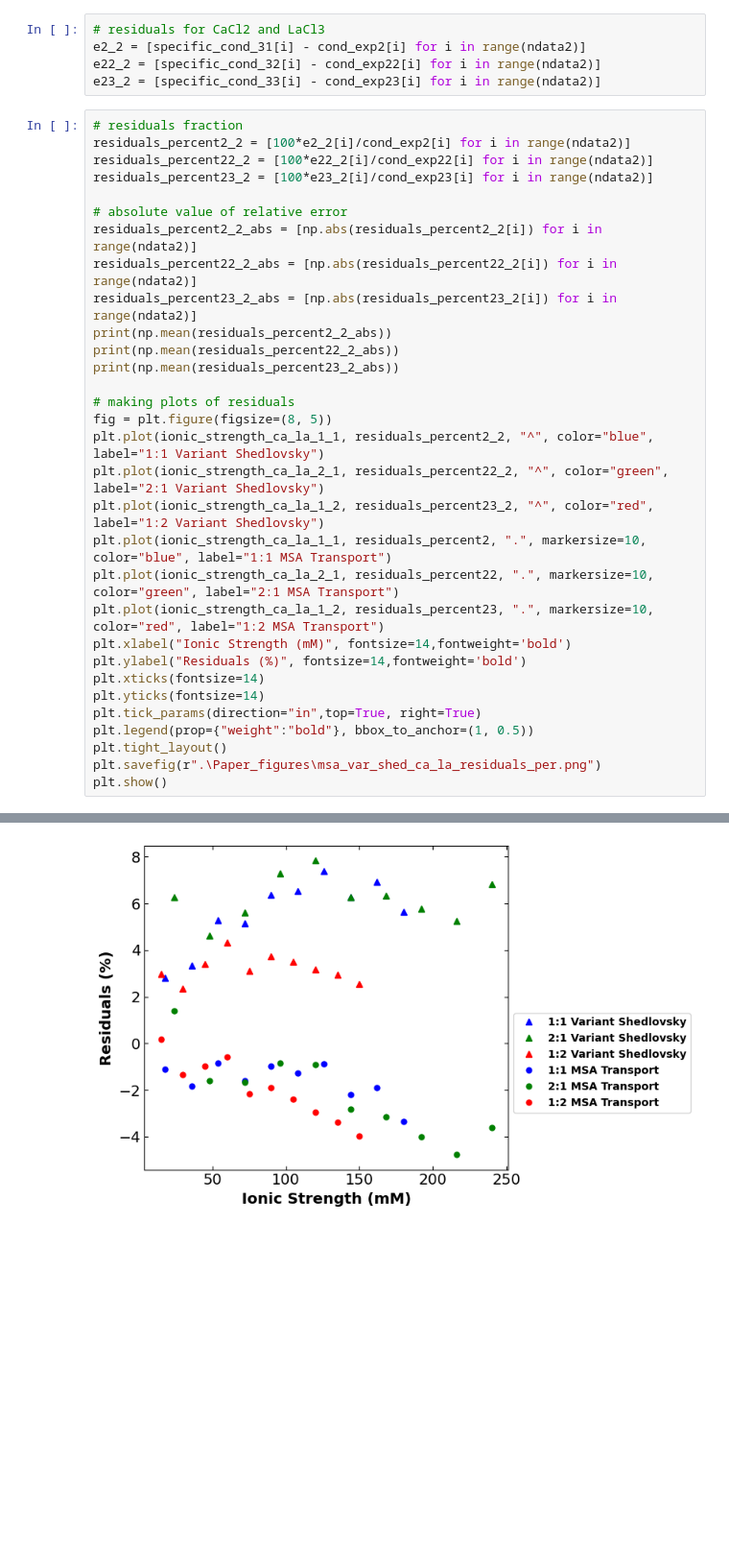
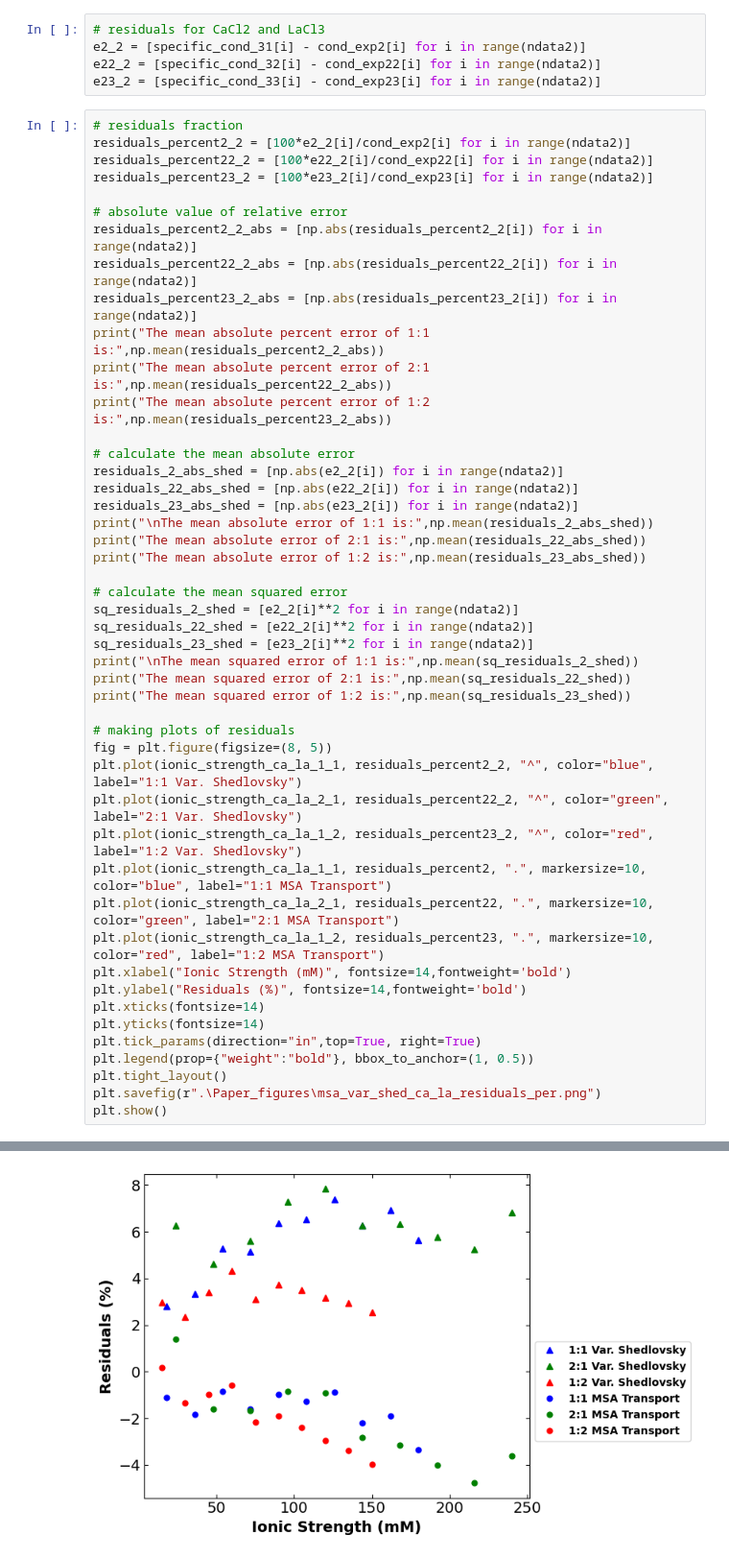
Before and after one commit to dowlinglab/salts-conductivity-modelling, a Jupyter notebook: Multicomponents-conductivity-paper.ipynb, the cells around one changed output, grey strips where cells are left out. Shown at 96% size. Saved outputs shown, nothing was run; the diff lists cells and outputs as text; blank space fills up the shorter version.

```diff
--- a/Multicomponents-conductivity-paper.ipynb
+++ b/Multicomponents-conductivity-paper.ipynb
@@ -646,15 +772,31 @@ residuals_percent23_2 = [100*e23_2[i]/cond_exp23[i] for i in range(ndata2)]
 residuals_percent2_2_abs = [np.abs(residuals_percent2_2[i]) for i in range(ndata2)]
 residuals_percent22_2_abs = [np.abs(residuals_percent22_2[i]) for i in range(ndata2)]
 residuals_percent23_2_abs = [np.abs(residuals_percent23_2[i]) for i in range(ndata2)]
-print(np.mean(residuals_percent2_2_abs))
-print(np.mean(residuals_percent22_2_abs))
-print(np.mean(residuals_percent23_2_abs))
+print("The mean absolute percent error of 1:1 is:",np.mean(residuals_percent2_2_abs))
+print("The mean absolute percent error of 2:1 is:",np.mean(residuals_percent22_2_abs))
+print("The mean absolute percent error of 1:2 is:",np.mean(residuals_percent23_2_abs))
+
+# calculate the mean absolute error
+residuals_2_abs_shed = [np.abs(e2_2[i]) for i in range(ndata2)]
+residuals_22_abs_shed = [np.abs(e22_2[i]) for i in range(ndata2)]
+residuals_23_abs_shed = [np.abs(e23_2[i]) for i in range(ndata2)]
+print("\nThe mean absolute error of 1:1 is:",np.mean(residuals_2_abs_shed))
+print("The mean absolute error of 2:1 is:",np.mean(residuals_22_abs_shed))
+print("The mean absolute error of 1:2 is:",np.mean(residuals_23_abs_shed))
+
+# calculate the mean squared error
+sq_residuals_2_shed = [e2_2[i]**2 for i in range(ndata2)]
+sq_residuals_22_shed = [e22_2[i]**2 for i in range(ndata2)]
+sq_residuals_23_shed = [e23_2[i]**2 for i in range(ndata2)]
+print("\nThe mean squared error of 1:1 is:",np.mean(sq_residuals_2_shed))
+print("The mean squared error of 2:1 is:",np.mean(sq_residuals_22_shed))
+print("The mean squared error of 1:2 is:",np.mean(sq_residuals_23_shed))
 
 # making plots of residuals
 fig = plt.figure(figsize=(8, 5))
-plt.plot(ionic_strength_ca_la_1_1, residuals_percent2_2, "^", color="blue", label="1:1 Variant Shedlovsky")
-plt.plot(ionic_strength_ca_la_2_1, residuals_percent22_2, "^", color="green", label="2:1 Variant Shedlovsky")
-plt.plot(ionic_strength_ca_la_1_2, residuals_percent23_2, "^", color="red", label="1:2 Variant Shedlovsky")
+plt.plot(ionic_strength_ca_la_1_1, residuals_percent2_2, "^", color="blue", label="1:1 Var. Shedlovsky")
+plt.plot(ionic_strength_ca_la_2_1, residuals_percent22_2, "^", color="green", label="2:1 Var. Shedlovsky")
+plt.plot(ionic_strength_ca_la_1_2, residuals_percent23_2, "^", color="red", label="1:2 Var. Shedlovsky")
 plt.plot(ionic_strength_ca_la_1_1, residuals_percent2, ".", markersize=10, color="blue", label="1:1 MSA Transport")
 plt.plot(ionic_strength_ca_la_2_1, residuals_percent22, ".", markersize=10, color="green", label="2:1 MSA Transport")
 plt.plot(ionic_strength_ca_la_1_2, residuals_percent23, ".", markersize=10, color="red", label="1:2 MSA Transport")
@@ -674 +824 @@ plt.show()
-[figure, old version]
+[figure, new version]
```
Also changed, not shown: parts of 9 cells of this notebook, 15 other files.
